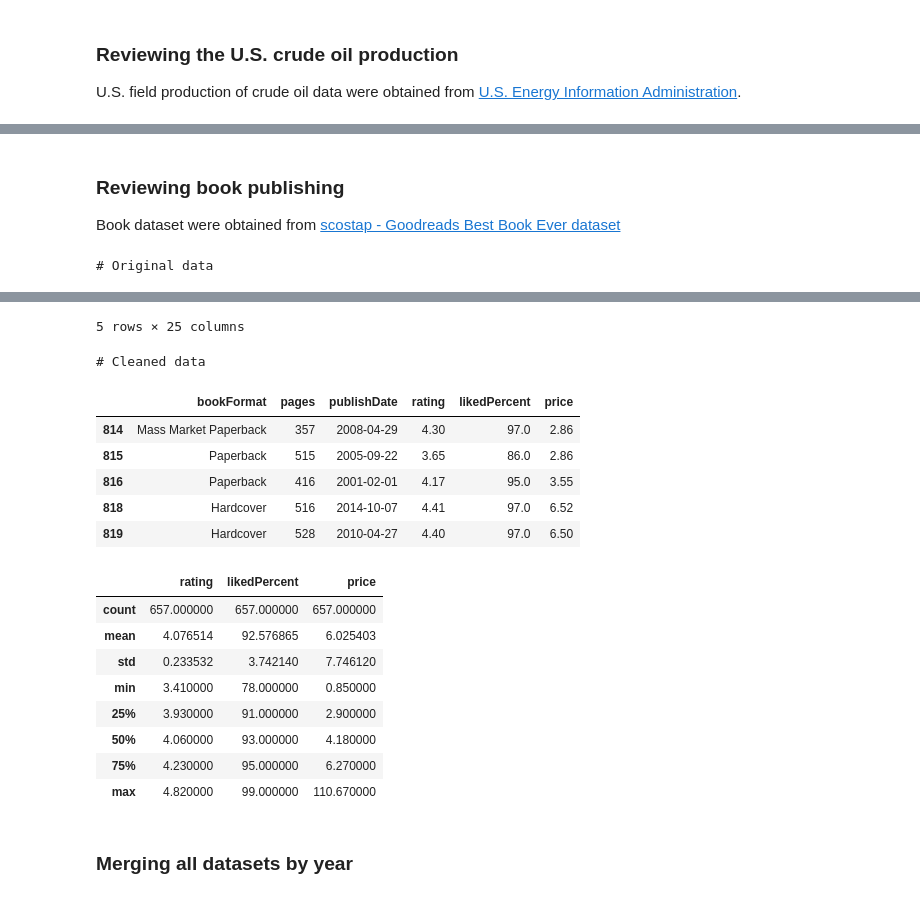
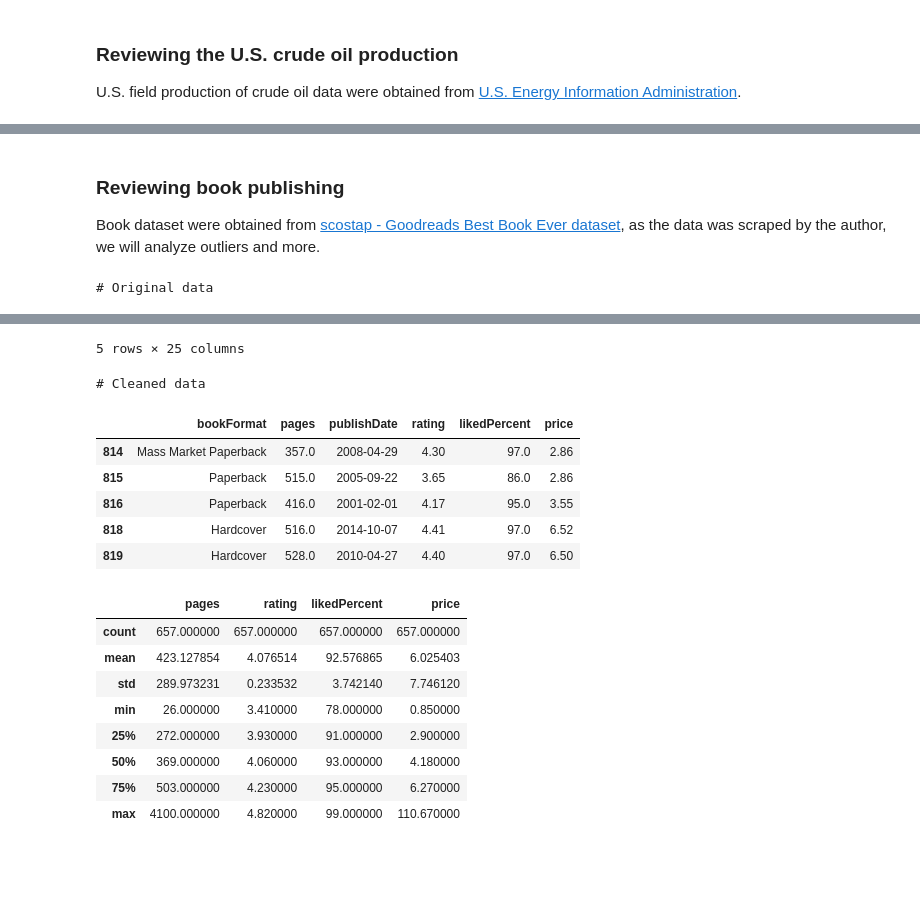
Before and after one commit to LimaBD/math3-unsam, a Jupyter notebook: PDP/impact_of_computing_on_businesses_and_markets.ipynb, the cells around one changed output, grey strips where cells are left out. Cells and saved outputs as stored; diff of their text form; code cells hidden in the pictures; blank space fills up the shorter version.

```diff
--- a/PDP/impact_of_computing_on_businesses_and_markets.ipynb
+++ b/PDP/impact_of_computing_on_businesses_and_markets.ipynb
@@ -847,52 +1019,51 @@ plt.show()
 # %% [markdown]
 ### Reviewing book publishing
 
-Book dataset were obtained from [scostap - Goodreads Best Book Ever dataset](https://github.com/scostap/goodreads_bbe_dataset)
+Book dataset were obtained from [scostap - Goodreads Best Book Ever dataset](https://github.com/scostap/goodreads_bbe_dataset), as the data was scraped by the author, we will analyze outliers and more.
 # %%
 book = pd.read_csv(f'{DATASETS_FOLDER}/books_1.Best_Books_Ever.csv')
 #
 print('# Original data')
 display(book.tail())
 #
 book = keep_columns(book, [
     'bookFormat', 'pages', 'publishDate', 'rating', 'likedPercent', 'price'
     ])
 book = book.dropna()
 # Format date
 book = book[book['publishDate'].str.match(r'\d{1,2}/\d{1,2}/\d{2}')]
 book['publishDate'] = pd.to_datetime(book['publishDate'],format="%m/%d/%y")
 book['publishDate'] = book['publishDate'].dt.strftime('%Y-%m-%d')
-# Format price
-book = book[pd.to_numeric(book['price'], errors='coerce').notnull()]
-book['price'] = book['price'].astype(float)
-#
+# Ensure that those columns are numeric and not null
+for col in ['pages', 'rating', 'likedPercent', 'price']:
+    book = book[pd.to_numeric(book[col], errors='coerce').notnull()]
+    book[col] = book[col].astype(float)
+# Show final columns
 print('# Cleaned data')
 display(book.tail())
 display(book.describe())
 # %% [output]
 # Original data
 |  | bookId | title | series | author | rating | description | language | isbn | genres | characters | ... |
 | 52473 | 11492014-fractured | Fractured | Fateful #2 | Cheri Schmidt (Goodreads Author) | 4.00 | The Fateful Trilogy continues wit... | English | 2940012616562 | ['Vampires', 'Paranormal', 'Young... | [] | ... |
 | 52474 | 11836711-anasazi | Anasazi | Sense of Truth #2 | Emma Michaels | 4.19 | 'Anasazi', sequel to 'The Thirtee... | English | 9999999999999 | ['Mystery', 'Young Adult'] | [] | ... |
 | 52475 | 10815662-marked | Marked | Soul Guardians #1 | Kim Richardson (Goodreads Author) | 3.70 | --READERS FAVORITE AWARDS WINNER ... | English | 9781461017097 | ['Fantasy', 'Young Adult', 'Paran... | [] | ... |
 | 52476 | 11330278-wayward-son | Wayward Son | NaN | Tom Pollack (Goodreads Author), J... | 3.85 | A POWERFUL TREMOR UNEARTHS AN ANC... | English | 9781450755634 | ['Fiction', 'Mystery', 'Historica... | [] | ... |
 | 52477 | 10991547-daughter-of-helaman | Daughter of Helaman | Stripling Warrior #1 | Misty Moncur (Goodreads Author) | 4.02 | Fighting in Helaman's army is Ket... | English | 9781599554976 | ['Lds Fiction', 'Historical Ficti... | [] | ... |
 5 rows × 25 columns
 # Cleaned data
 |  | bookFormat | pages | publishDate | rating | likedPercent | price |
-| 814 | Mass Market Paperback | 357 | 2008-04-29 | 4.30 | 97.0 | 2.86 |
-| 815 | Paperback | 515 | 2005-09-22 | 3.65 | 86.0 | 2.86 |
-| 816 | Paperback | 416 | 2001-02-01 | 4.17 | 95.0 | 3.55 |
-| 818 | Hardcover | 516 | 2014-10-07 | 4.41 | 97.0 | 6.52 |
-| 819 | Hardcover | 528 | 2010-04-27 | 4.40 | 97.0 | 6.50 |
+| 814 | Mass Market Paperback | 357.0 | 2008-04-29 | 4.30 | 97.0 | 2.86 |
+| 815 | Paperback | 515.0 | 2005-09-22 | 3.65 | 86.0 | 2.86 |
+| 816 | Paperback | 416.0 | 2001-02-01 | 4.17 | 95.0 | 3.55 |
+| 818 | Hardcover | 516.0 | 2014-10-07 | 4.41 | 97.0 | 6.52 |
+| 819 | Hardcover | 528.0 | 2010-04-27 | 4.40 | 97.0 | 6.50 |
-|  | rating | likedPercent | price |
-| count | 657.000000 | 657.000000 | 657.000000 |
-| mean | 4.076514 | 92.576865 | 6.025403 |
-| std | 0.233532 | 3.742140 | 7.746120 |
-| min | 3.410000 | 78.000000 | 0.850000 |
-| 25% | 3.930000 | 91.000000 | 2.900000 |
-| 50% | 4.060000 | 93.000000 | 4.180000 |
-| 75% | 4.230000 | 95.000000 | 6.270000 |
-| max | 4.820000 | 99.000000 | 110.670000 |
+|  | pages | rating | likedPercent | price |
+| count | 657.000000 | 657.000000 | 657.000000 | 657.000000 |
+| mean | 423.127854 | 4.076514 | 92.576865 | 6.025403 |
+| std | 289.973231 | 0.233532 | 3.742140 | 7.746120 |
+| min | 26.000000 | 3.410000 | 78.000000 | 0.850000 |
+| 25% | 272.000000 | 3.930000 | 91.000000 | 2.900000 |
+| 50% | 369.000000 | 4.060000 | 93.000000 | 4.180000 |
+| 75% | 503.000000 | 4.230000 | 95.000000 | 6.270000 |
+| max | 4100.000000 | 4.820000 | 99.000000 | 110.670000 |
-# %% [markdown]
-### Merging all datasets by year
```
Also changed, not shown: parts of 51 cells of this notebook, 1 other file.
